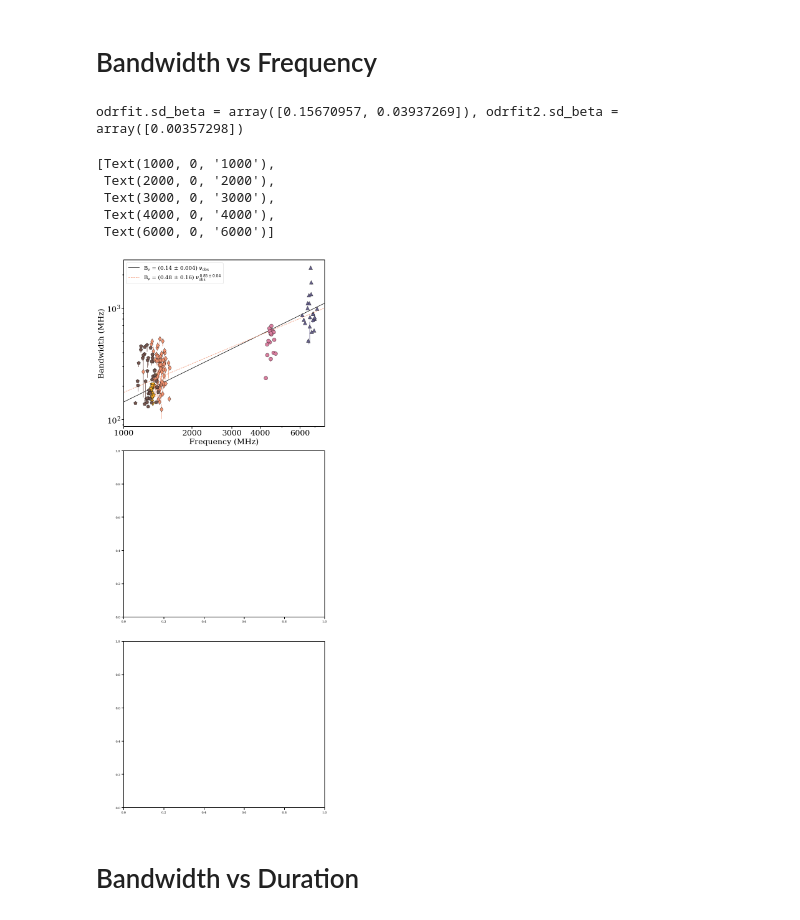
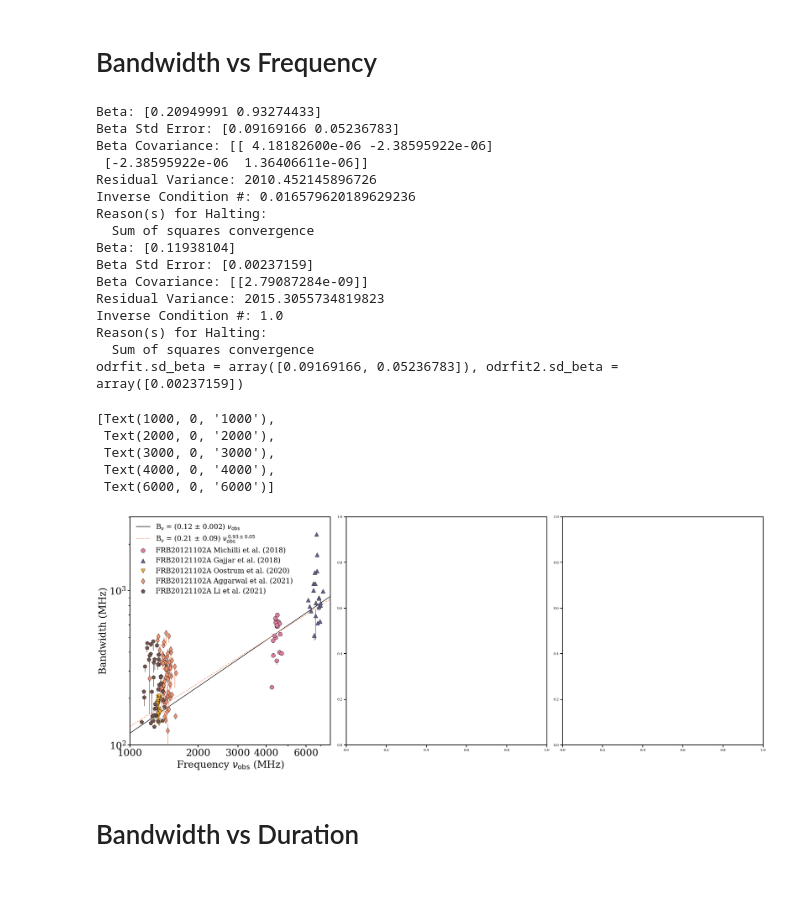
Before and after one commit to mef51/frbgui, a Jupyter notebook: SurveyFRB20121102A/PaperFigures.ipynb, the cells around one changed output. Saved outputs shown, nothing was run; the diff lists cells and outputs as text; code cells hidden in the pictures; blank space fills up the shorter version.

```diff
--- a/SurveyFRB20121102A/PaperFigures.ipynb
+++ b/SurveyFRB20121102A/PaperFigures.ipynb
@@ -1071,7 +1018,7 @@ def plotframes(frames, x, y, xlabel=None, ylabel=None, labels=labels, markersize
                                     s=markersize, c=color, colorbar=colorbar, colormap=cmap,
                                     xerr=xerrf(frame) if xerrf else None,
                                     yerr=yerrf(frame) if yerrf else None,
-                                    xlabel=xlabel,
+                                    xlabel=xlabel, ylabel=ylabel,
                                     fontsize=fontsize, logy=logscaley, logx=logscalex, marker=mark, edgecolors=edgecolor, lw=1, label=label)
         if not ax:
             ax = tempax
@@ -1091,7 +1038,10 @@ def plotframes(frames, x, y, xlabel=None, ylabel=None, labels=labels, markersize
     ax.legend(hdls, lbls, fontsize='large')
     plt.tight_layout()
     return ax
+
 ######
+def scilabel(num, err):
+    return f'({num/(10**np.floor(np.log10(num))):.1f} $\pm$ {err/(10**np.floor(np.log10(num))):.1f}) $\\times$ 10$^{{{np.floor(np.log10(num)):.0f}}}$'
 # %% [markdown]
 # Slope/NuObs vs Duration (Single Fit)
 # %%
@@ -1425,52 +1484,80 @@ frames = bakeddata['frames']
 labels = bakeddata['labels']
 from datetime import datetime
 datestr = datetime.now().strftime('%b%d')
-bandfig, bandaxs = plt.subplots(3, 1, figsize=(10.5, 25), facecolor='w')
+# bandfig, bandaxs = plt.subplots(3, 1, figsize=(10.5, 25), facecolor='w')
+# bandfig, bandaxs = plt.subplots(1, 3, figsize=(25, 9), facecolor='w')
+bandfig, bandaxs = plt.subplots(1, 3, figsize=(27, 10.5), facecolor='w')
+# bandfig, bandaxs = plt.subplots(3, 1, figsize=(10.5, 27), facecolor='w')
 
 ebandwidth = lambda f: [np.array([f['bandwidth (mhz)'] - f['lim_band_min'], f['lim_band_max'] - f['bandwidth (mhz)']])]
 
 xerrf = lambda f: f['center_f_err']
-ax = plotframes(frames, 'center_f', 'bandwidth (mhz)', labels=None, xlabel="Frequency (MHz)", ylabel="Bandwidth (MHz)", logscale=[True, True], yerrf=ebandwidth, xerrf=xerrf,
-                fontsize=25, ax=bandaxs[0])
+fontsize = 28 # 25
+ax = plotframes(frames, 'center_f', 'bandwidth (mhz)', labels=labels, xlabel="Frequency $\\nu_{{\mathrm{{obs}}}}$ (MHz)", ylabel="Bandwidth (MHz)", logscale=[True, True],
+                yerrf=ebandwidth, xerrf=xerrf, fontsize=fontsize, ax=bandaxs[0])
 alldfs = pd.concat([frame for frame in frames])
 
 # y = Ax^n +
 sy = np.sqrt(alldfs['red_chisq'])*alldfs['max_sigma_error']
+sy = (ebandwidth(alldfs)[0][0]+ebandwidth(alldfs)[0][1])/2
+sy = np.maximum(ebandwidth(alldfs)[0][0], ebandwidth(alldfs)[0][1])
 odrmodel = scipy.odr.Model(lambda B, x: B[0]*x**B[1])
 odrdata = scipy.odr.RealData(alldfs['center_f'], alldfs['bandwidth (mhz)'], sx=alldfs['center_f_err'], sy=sy)
 odrjob = scipy.odr.ODR(odrdata, odrmodel, beta0=[1, 1])
 odrjob.set_job(fit_type=0)
 odrfit = odrjob.run()
+odrfit.pprint()
 odrerror = odrfit.sd_beta[0]
 
 odrmodel = scipy.odr.Model(lambda B, x: B[0]*x**1)
 odrdata = scipy.odr.RealData(alldfs['center_f'], alldfs['bandwidth (mhz)'], sx=alldfs['center_f_err'], sy=sy)
 odrjob = scipy.odr.ODR(odrdata, odrmodel, beta0=[1])
 odrjob.set_job(fit_type=0)
 odrfit2 = odrjob.run()
+odrfit2.pprint()
 odrerror2 = odrfit2.sd_beta[0]
 
 print(f"{odrfit.sd_beta = }, {odrfit2.sd_beta = }")
 
 x = np.linspace(1e3, 7.7e3)
 ax.plot(x, odrfit2.beta[0]*x**1, color='k', ls='-', label=f'B$_{{\\nu}}$ = ({odrfit2.beta[0]:.2f} $\pm$ {odrerror2:.3f}) $\\nu_{{\mathrm{{obs}}}}$', zorder=-2)
 ax.plot(x, odrfit.beta[0]*x**odrfit.beta[1], color=tagColors[3], ls='--',
         label=f'B$_{{\\nu}}$ = ({odrfit.beta[0]:.2f} $\pm$ {odrerror:.2f}) $\\nu_{{\mathrm{{obs}}}}^{{\,{odrfit.beta[1]:.2f} \pm {odrfit.sd_beta[1]:.2f}}}$', zorder=-2)
 
-ax.legend(fontsize='xx-large')
+legendsize = 20
+ax.legend(fontsize=legendsize, frameon=False)
+handles, labels = ax.get_legend_handles_labels()
+order = [5, 6, 0, 1, 2, 3, 4]
+ax.legend([handles[idx] for idx in order],[labels[idx] for idx in order], fontsize=legendsize, frameon=False)
 ax.set_xlim(1000, 7700)
+ax.set_ylim(100, 3015)
 xticks = [1000, 2000, 3000, 4000, 6000]
 ax.set_xticks(xticks)
 ax.set_xticklabels(xticks)
 # plt.savefig(f'figures/BandvFreq_{datestr}.pdf')
 # %% [output]
-odrfit.sd_beta = array([0.15670957, 0.03937269]), odrfit2.sd_beta = array([0.00357298])
+Beta: [0.20949991 0.93274433]
+Beta Std Error: [0.09169166 0.05236783]
+Beta Covariance: [[ 4.18182600e-06 -2.38595922e-06]
+ [-2.38595922e-06  1.36406611e-06]]
+Residual Variance: 2010.452145896726
+Inverse Condition #: 0.016579620189629236
+Reason(s) for Halting:
+  Sum of squares convergence
+Beta: [0.11938104]
+Beta Std Error: [0.00237159]
+Beta Covariance: [[2.79087284e-09]]
+Residual Variance: 2015.3055734819823
+Inverse Condition #: 1.0
+Reason(s) for Halting:
+  Sum of squares convergence
+odrfit.sd_beta = array([0.09169166, 0.05236783]), odrfit2.sd_beta = array([0.00237159])
 [Text(1000, 0, '1000'),
  Text(2000, 0, '2000'),
  Text(3000, 0, '3000'),
  Text(4000, 0, '4000'),
  Text(6000, 0, '6000')]
-[figure, old version]
+[figure, new version]
 # %% [markdown]
 # Bandwidth vs Duration
 # %%
```
Also changed, not shown: parts of 15 cells of this notebook.
